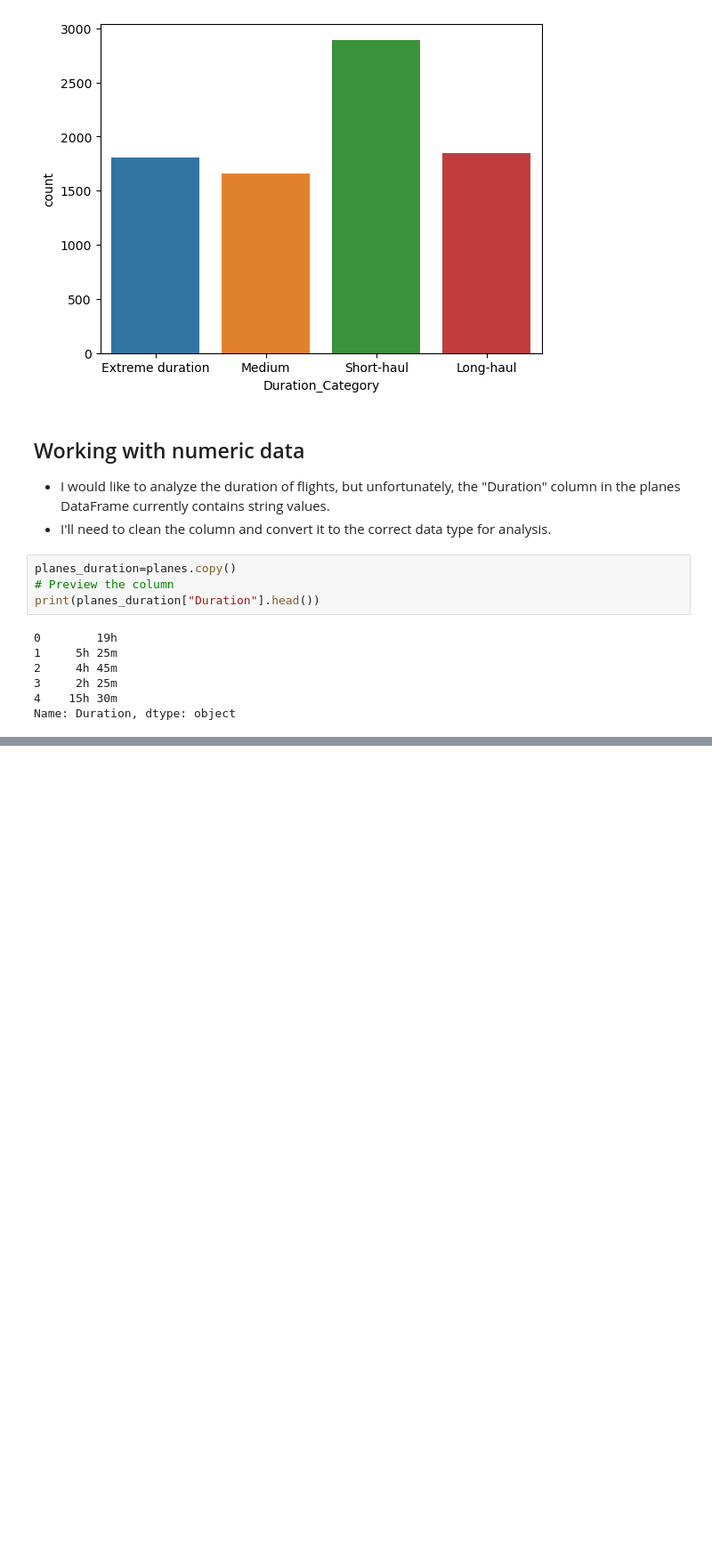
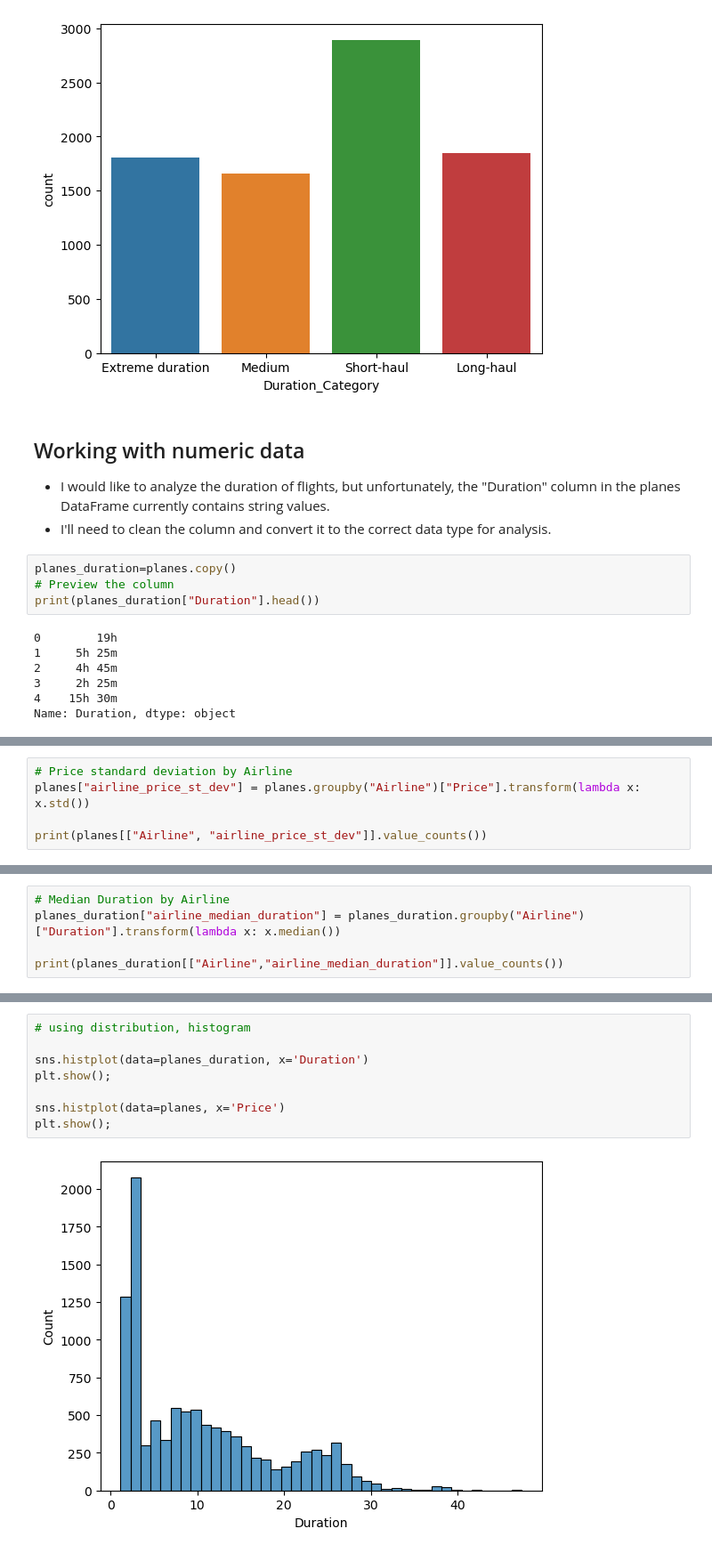
Before and after one commit to Daviedavie100/DatacampPythonDataAnalysis, a Jupyter notebook: Datacamp.ipynb, the cells around one changed output, grey strips where cells are left out. Shown at 89% size. Cells and saved outputs as stored; diff of their text form; blank space fills up the shorter version.

```diff
--- a/Datacamp.ipynb
+++ b/Datacamp.ipynb
@@ -1524,0 +1515,5 @@ Name: Duration, Length: 10660, dtype: object
+# %%
+# Price standard deviation by Airline
+planes["airline_price_st_dev"] = planes.groupby("Airline")["Price"].transform(lambda x: x.std())
+
+print(planes[["Airline", "airline_price_st_dev"]].value_counts())
@@ -1524,0 +1531,5 @@ Name: Duration, Length: 10660, dtype: object
+# %%
+# Median Duration by Airline
+planes_duration["airline_median_duration"] = planes_duration.groupby("Airline")["Duration"].transform(lambda x: x.median())
+
+print(planes_duration[["Airline","airline_median_duration"]].value_counts())
@@ -1524,0 +1573,10 @@ Name: Duration, Length: 10660, dtype: object
+# %%
+# using distribution, histogram
+
+sns.histplot(data=planes_duration, x='Duration')
+plt.show();
+
+sns.histplot(data=planes, x='Price')
+plt.show();
+# %% [output]
+[figure, added]
```
Also changed, not shown: parts of 7 cells of this notebook.
